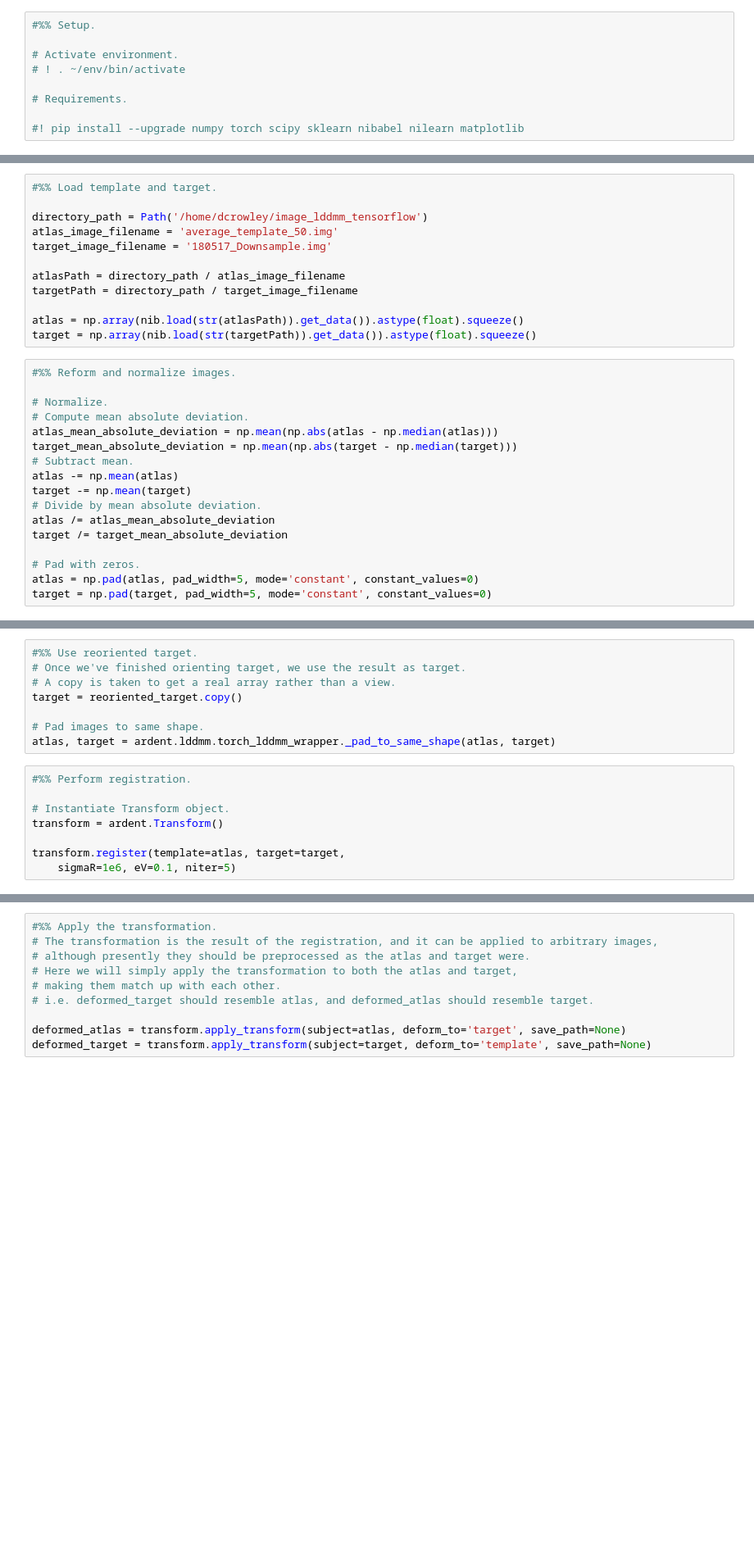
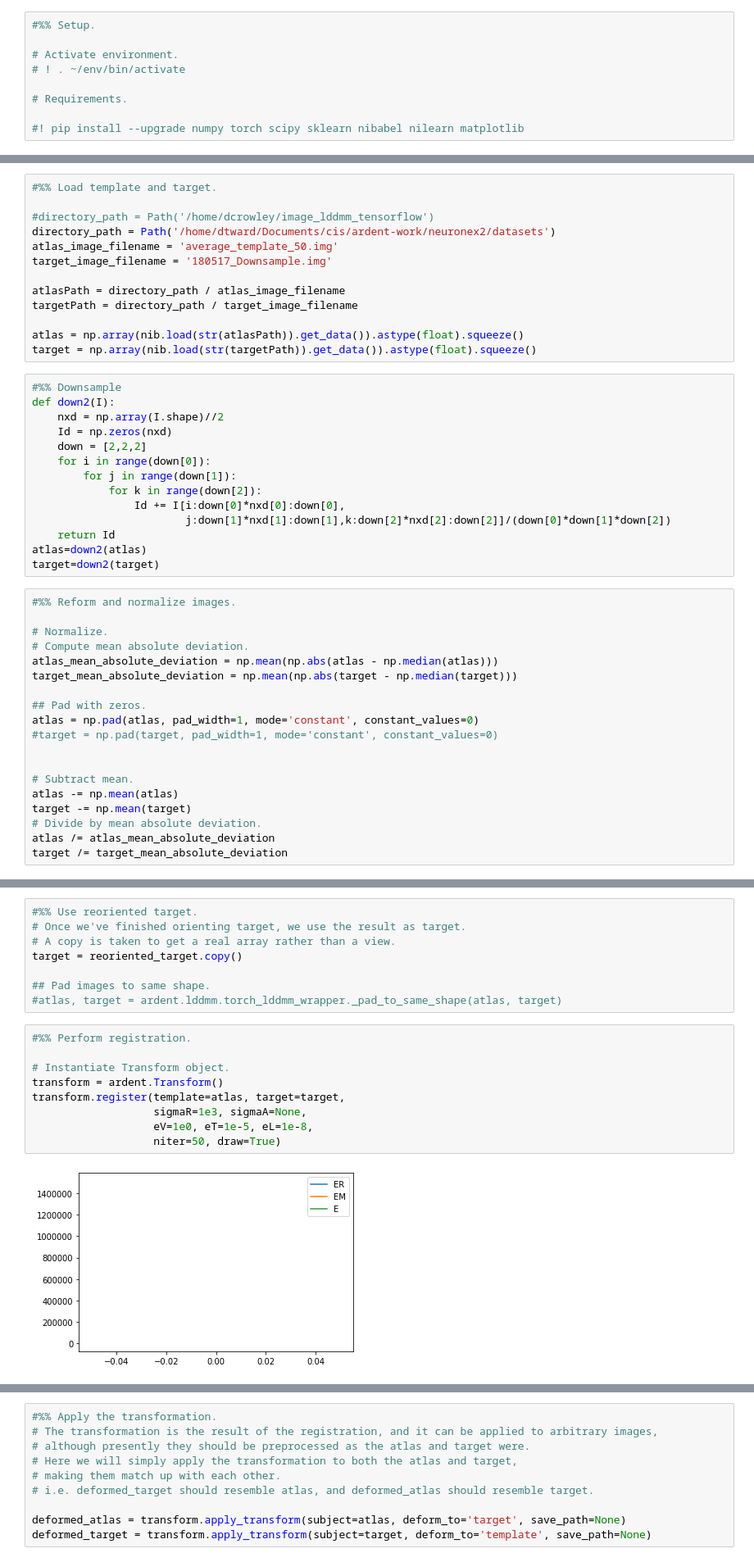
Before and after one commit to neurodata/ardent, a Jupyter notebook: demo.ipynb, the cells around one changed output, grey strips where cells are left out. Shown at 82% size. Drawn from its saved outputs; the diff is of its cells as text; blank space fills up the shorter version.

```diff
--- a/demo.ipynb
+++ b/demo.ipynb
@@ -22,7 +22,8 @@ import nibabel as nib
 # %%
 #%% Load template and target.
 
-directory_path = Path('/home/dcrowley/image_lddmm_tensorflow')
+#directory_path = Path('/home/dcrowley/image_lddmm_tensorflow')
+directory_path = Path('/home/dtward/Documents/cis/ardent-work/neuronex2/datasets')
 atlas_image_filename = 'average_template_50.img'
 target_image_filename = '180517_Downsample.img'
 
@@ -31,6 +32,20 @@ targetPath = directory_path / target_image_filename
 
 atlas = np.array(nib.load(str(atlasPath)).get_data()).astype(float).squeeze()
 target = np.array(nib.load(str(targetPath)).get_data()).astype(float).squeeze()
+# %%
+#%% Downsample
+def down2(I):
+    nxd = np.array(I.shape)//2
+    Id = np.zeros(nxd)
+    down = [2,2,2]
+    for i in range(down[0]):
+        for j in range(down[1]):
+            for k in range(down[2]):
+                Id += I[i:down[0]*nxd[0]:down[0],
+                        j:down[1]*nxd[1]:down[1],k:down[2]*nxd[2]:down[2]]/(down[0]*down[1]*down[2])
+    return Id
+atlas=down2(atlas)
+target=down2(target)
 # %%
 #%% Reform and normalize images.
 
@@ -38,16 +53,18 @@ target = np.array(nib.load(str(targetPath)).get_data()).astype(float).squeeze()
 # Compute mean absolute deviation.
 atlas_mean_absolute_deviation = np.mean(np.abs(atlas - np.median(atlas)))
 target_mean_absolute_deviation = np.mean(np.abs(target - np.median(target)))
+
+## Pad with zeros.
+atlas = np.pad(atlas, pad_width=1, mode='constant', constant_values=0)
+#target = np.pad(target, pad_width=1, mode='constant', constant_values=0)
+
+
 # Subtract mean.
 atlas -= np.mean(atlas)
 target -= np.mean(target)
 # Divide by mean absolute deviation.
 atlas /= atlas_mean_absolute_deviation
 target /= target_mean_absolute_deviation
-
-# Pad with zeros.
-atlas = np.pad(atlas, pad_width=5, mode='constant', constant_values=0)
-target = np.pad(target, pad_width=5, mode='constant', constant_values=0)
 # %%
 #%% Visualize images before registration.
 # It is important to check that the images are oriented to one another
@@ -85,13 +108,16 @@ ardent.heatslices(reoriented_target, title='reoriented target', limit_mode='stde
 # A copy is taken to get a real array rather than a view.
 target = reoriented_target.copy()
 
-# Pad images to same shape.
-atlas, target = ardent.lddmm.torch_lddmm_wrapper._pad_to_same_shape(atlas, target)
+## Pad images to same shape.
+#atlas, target = ardent.lddmm.torch_lddmm_wrapper._pad_to_same_shape(atlas, target)
 # %%
 #%% Perform registration.
 
 # Instantiate Transform object.
 transform = ardent.Transform()
-
 transform.register(template=atlas, target=target,
-    sigmaR=1e6, eV=0.1, niter=5)
+                   sigmaR=1e3, sigmaA=None,
+                   eV=1e0, eT=1e-5, eL=1e-8,
+                   niter=50, draw=True)
+# %% [output]
+[figure, added]
```
Also changed, not shown: parts of 5 cells of this notebook, 3 other files.
